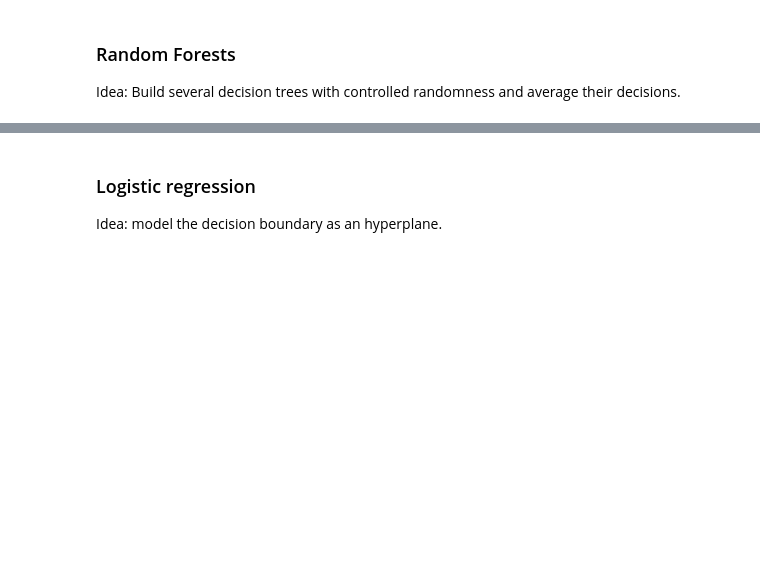
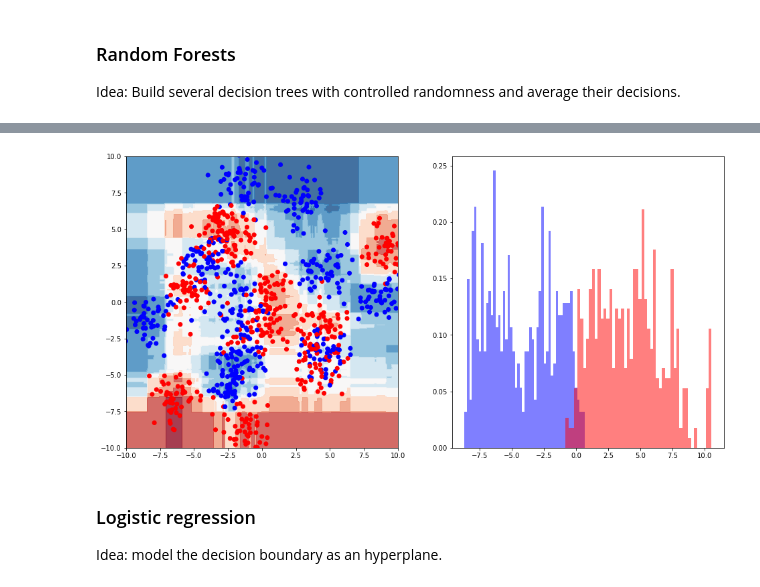
Before and after one commit to ianozsvald/tutorials-scikit-learn, a Jupyter notebook: 1. An introduction to Machine Learning with Scikit-Learn.ipynb, the cells around one changed output, grey strips where cells are left out. Saved outputs shown, nothing was run; the diff lists cells and outputs as text; code cells hidden in the pictures; blank space fills up the shorter version.

```diff
--- a/1. An introduction to Machine Learning with Scikit-Learn.ipynb
+++ b/1. An introduction to Machine Learning with Scikit-Learn.ipynb
@@ -330,3 +337,11 @@ plot_clf(clf, X, y)
+# %%
+from sklearn.ensemble import HistGradientBoostingClassifier
+# STUDENTS we'll use this one in the insurance case in the next Notebook
+clf = HistGradientBoostingClassifier()
+clf.fit(X, y)
+plot_clf(clf, X, y)
+# %% [output]
+[figure, added]
 # %% [markdown]
 ### Logistic regression
 
```
Also changed, not shown: parts of 13 cells of this notebook, 1 other file.
